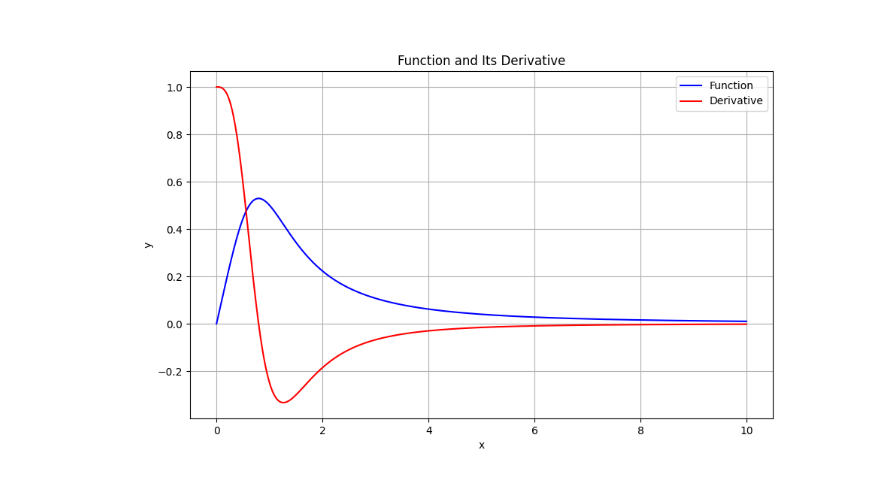
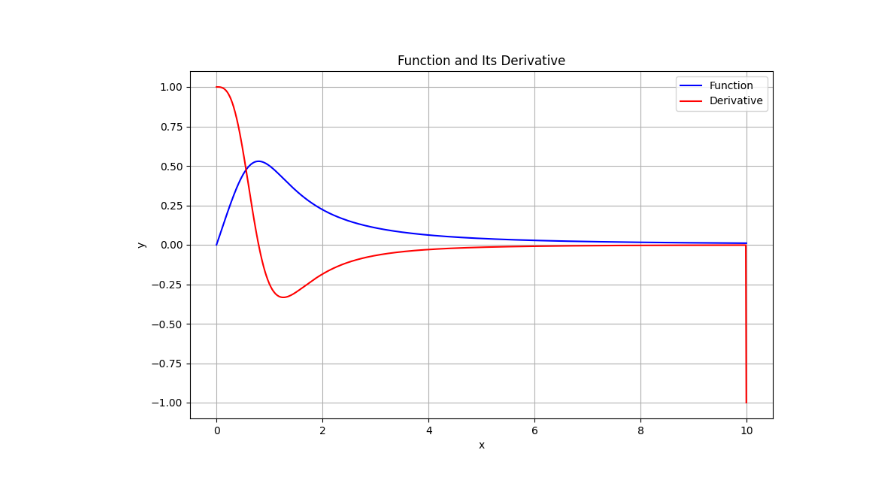
Before and after one commit to canne16/comp_math, a Jupyter notebook: Python/Plotter/plot.ipynb, the cells around one changed output. Drawn from its saved outputs; the diff is of its cells as text; code cells hidden in the pictures.

```diff
--- a/Python/Plotter/plot.ipynb
+++ b/Python/Plotter/plot.ipynb
@@ -21,32 +19,32 @@ def read_csv(filename):
     return x, y
 
 def plot_functions(x1, y1, x2, y2, labels, title):
     """
     Plots two functions on the same graph.
     """
     plt.figure(figsize=(10, 6))
     plt.plot(x1, y1, label=labels[0], color='blue')
     plt.plot(x2, y2, label=labels[1], color='red')
     plt.xlabel('x')
     plt.ylabel('y')
     plt.title(title)
     plt.legend()
     plt.grid(True)
     plt.show()
 
 if __name__ == "__main__":
     # Read data from CSV files
-    data_dir = "../../Cpp/compmath/build/export_data/"
+    data_dir = "../../Cpp/compmath/export_data/"
 
     x_func, y_func = read_csv(data_dir + "function.csv")
     x_der, y_der = read_csv(data_dir + "derivative.csv")
 
     # Plot the functions
     plot_functions(
         x_func, y_func,
         x_der, y_der,
         labels=["Function", "Derivative"],
         title="Function and Its Derivative"
     )
 # %% [output]
-[figure, old version]
+[figure, new version]
```
Also changed, not shown: parts of 1 cell of this notebook, 2 other files.
